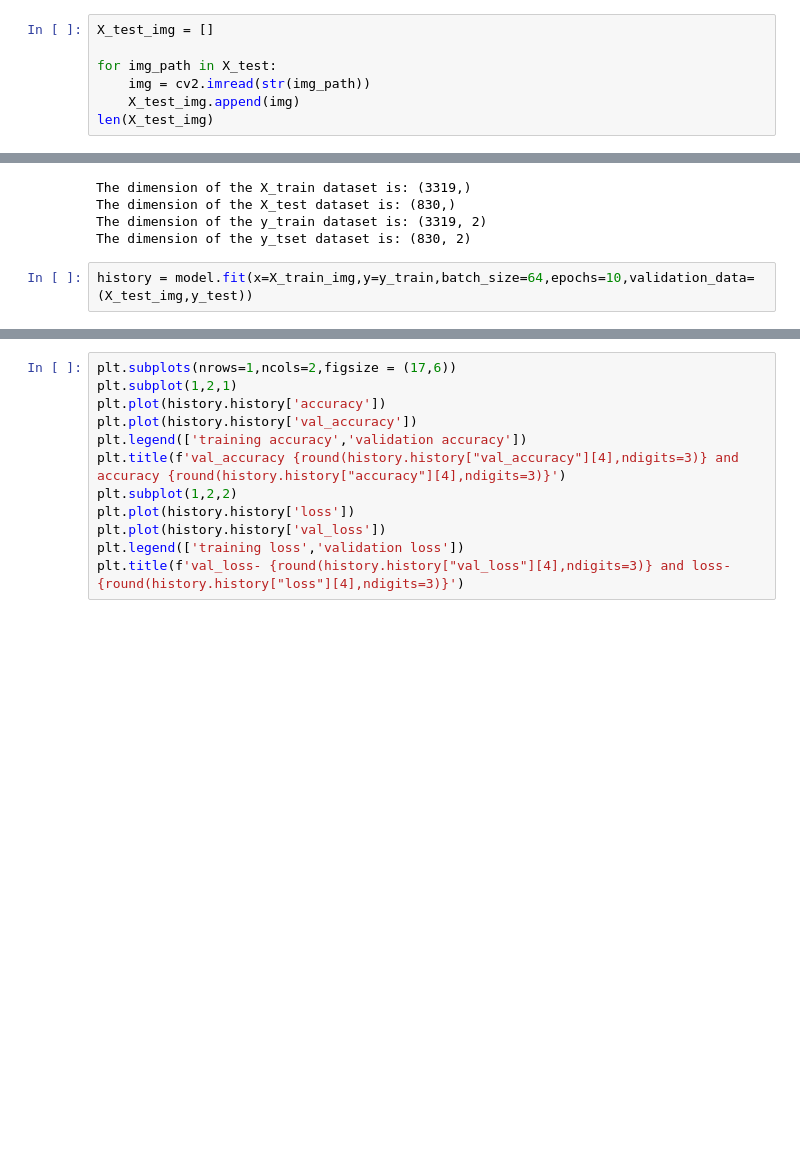
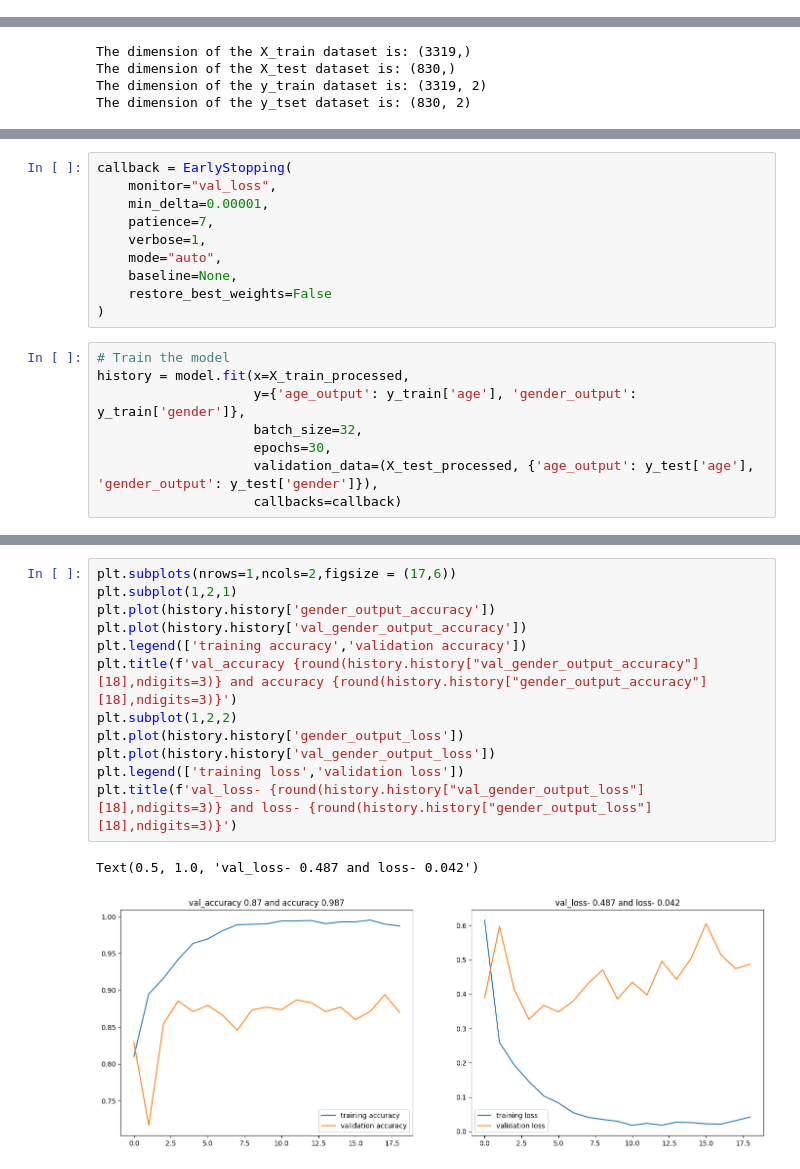
Before and after one commit to GyanPrakashkushwaha/AgeGender-Prediciton, a Jupyter notebook: notebook/model.ipynb, the cells around one changed output, grey strips where cells are left out. Drawn from its saved outputs; the diff is of its cells as text; blank space fills up the shorter version.

Commit message:
Trained Model

```diff
--- a/notebook/model.ipynb
+++ b/notebook/model.ipynb
@@ -180,7 +172,0 @@ len(X_train_img)
-# %%
-X_test_img = []
-
-for img_path in X_test:
-    img = cv2.imread(str(img_path))
-    X_test_img.append(img)
-len(X_test_img)
@@ -257,5 +241,3 @@ The dimension of the X_train dataset is: (3319,)
 The dimension of the X_test dataset is: (830,)
 The dimension of the y_train dataset is: (3319, 2)
 The dimension of the y_tset dataset is: (830, 2)
-# %%
-history = model.fit(x=X_train_img,y=y_train,batch_size=64,epochs=10,validation_data=(X_test_img,y_test))
@@ -266,0 +275,18 @@ Make sure all arrays contain the same number of samples.
+# %%
+callback = EarlyStopping(
+    monitor="val_loss",
+    min_delta=0.00001,
+    patience=7,
+    verbose=1,
+    mode="auto",
+    baseline=None,
+    restore_best_weights=False
+)
+# %%
+# Train the model
+history = model.fit(x=X_train_processed,
+                    y={'age_output': y_train['age'], 'gender_output': y_train['gender']},
+                    batch_size=32,
+                    epochs=30,
+                    validation_data=(X_test_processed, {'age_output': y_test['age'], 'gender_output': y_test['gender']}),
+                    callbacks=callback)
@@ -267,12 +311,15 @@ Make sure all arrays contain the same number of samples.
 # %%
 plt.subplots(nrows=1,ncols=2,figsize = (17,6))
 plt.subplot(1,2,1)
-plt.plot(history.history['accuracy'])
-plt.plot(history.history['val_accuracy'])
+plt.plot(history.history['gender_output_accuracy'])
+plt.plot(history.history['val_gender_output_accuracy'])
 plt.legend(['training accuracy','validation accuracy'])
-plt.title(f'val_accuracy {round(history.history["val_accuracy"][4],ndigits=3)} and accuracy {round(history.history["accuracy"][4],ndigits=3)}')
+plt.title(f'val_accuracy {round(history.history["val_gender_output_accuracy"][18],ndigits=3)} and accuracy {round(history.history["gender_output_accuracy"][18],ndigits=3)}')
 plt.subplot(1,2,2)
-plt.plot(history.history['loss'])
-plt.plot(history.history['val_loss'])
+plt.plot(history.history['gender_output_loss'])
+plt.plot(history.history['val_gender_output_loss'])
 plt.legend(['training loss','validation loss'])
-plt.title(f'val_loss- {round(history.history["val_loss"][4],ndigits=3)} and loss- {round(history.history["loss"][4],ndigits=3)}')
+plt.title(f'val_loss- {round(history.history["val_gender_output_loss"][18],ndigits=3)} and loss- {round(history.history["gender_output_loss"][18],ndigits=3)}')
+# %% [output]
+Text(0.5, 1.0, 'val_loss- 0.487 and loss- 0.042')
+[figure, added]
```
Also changed, not shown: parts of 12 cells of this notebook.
